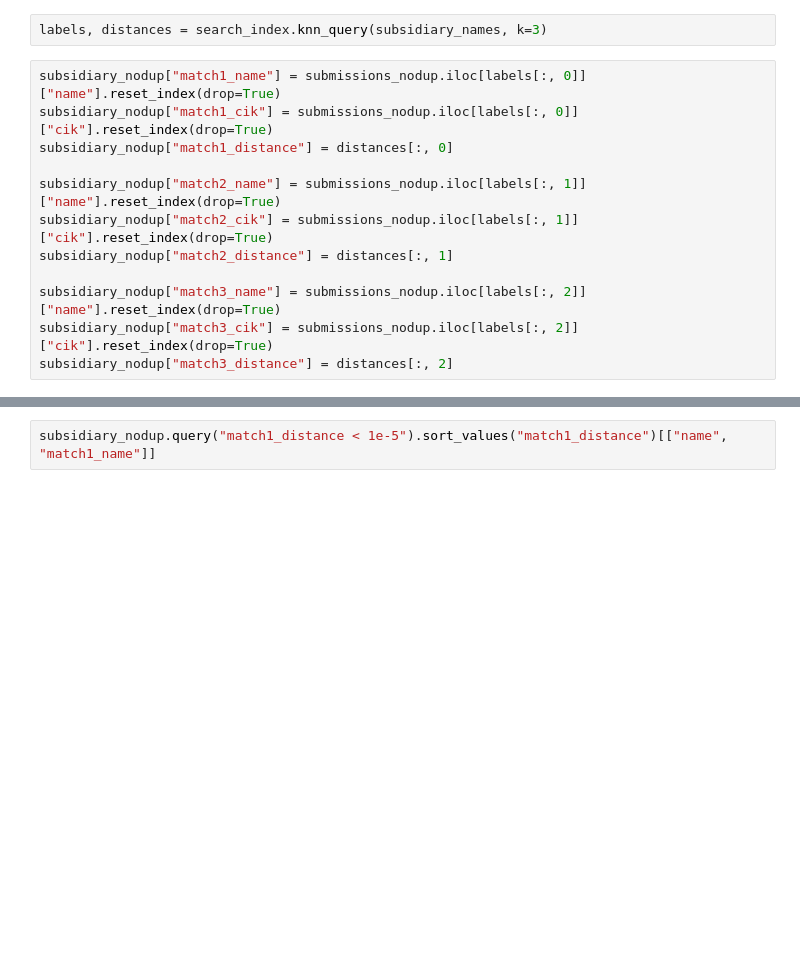
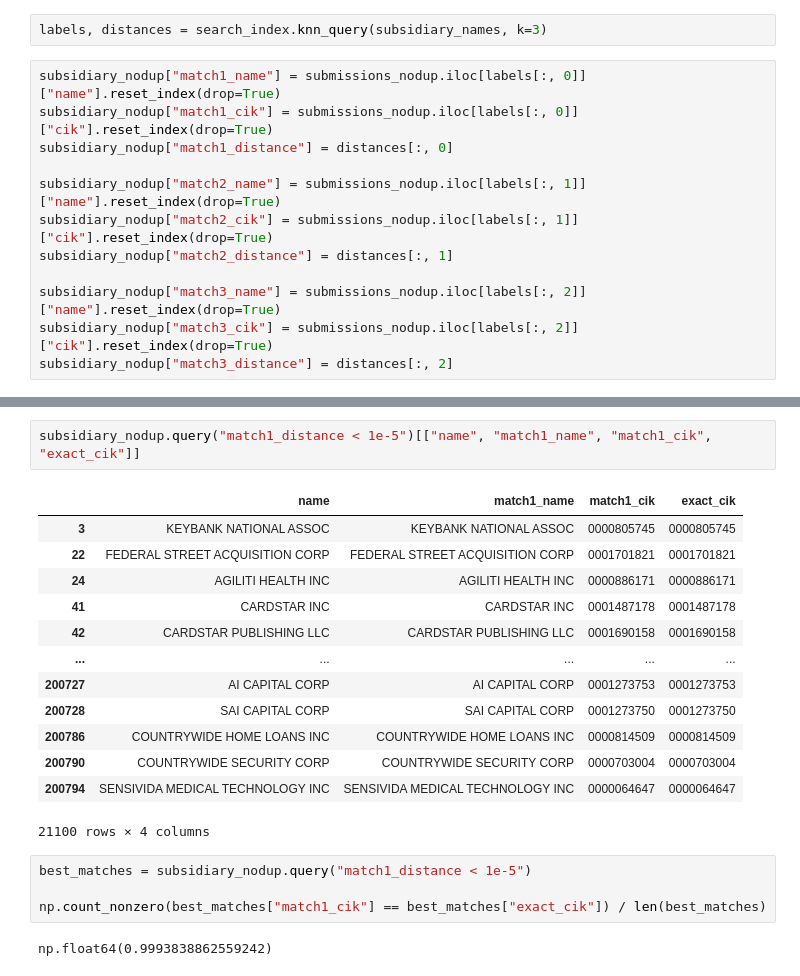
Before and after one commit to uchicago-dsi/idi-corporate-structure, a Jupyter notebook: studies/2025-09-19-analyze-sec-subsidiaries.ipynb, the cells around one changed output, grey strips where cells are left out. Drawn from its saved outputs; the diff is of its cells as text; blank space fills up the shorter version.

```diff
--- a/studies/2025-09-19-analyze-sec-subsidiaries.ipynb
+++ b/studies/2025-09-19-analyze-sec-subsidiaries.ipynb
@@ -228,2 +193,22 @@ None
 # %%
-subsidiary_nodup.query("match1_distance < 1e-5").sort_values("match1_distance")[["name", "match1_name"]]
+subsidiary_nodup.query("match1_distance < 1e-5")[["name", "match1_name", "match1_cik", "exact_cik"]]
+# %% [output]
+|  | name | match1_name | match1_cik | exact_cik |
+| 3 | KEYBANK NATIONAL ASSOC | KEYBANK NATIONAL ASSOC | 0000805745 | 0000805745 |
+| 22 | FEDERAL STREET ACQUISITION CORP | FEDERAL STREET ACQUISITION CORP | 0001701821 | 0001701821 |
+| 24 | AGILITI HEALTH INC | AGILITI HEALTH INC | 0000886171 | 0000886171 |
+| 41 | CARDSTAR INC | CARDSTAR INC | 0001487178 | 0001487178 |
+| 42 | CARDSTAR PUBLISHING LLC | CARDSTAR PUBLISHING LLC | 0001690158 | 0001690158 |
+| ... | ... | ... | ... | ... |
+| 200727 | AI CAPITAL CORP | AI CAPITAL CORP | 0001273753 | 0001273753 |
+| 200728 | SAI CAPITAL CORP | SAI CAPITAL CORP | 0001273750 | 0001273750 |
+| 200786 | COUNTRYWIDE HOME LOANS INC | COUNTRYWIDE HOME LOANS INC | 0000814509 | 0000814509 |
+| 200790 | COUNTRYWIDE SECURITY CORP | COUNTRYWIDE SECURITY CORP | 0000703004 | 0000703004 |
+| 200794 | SENSIVIDA MEDICAL TECHNOLOGY INC | SENSIVIDA MEDICAL TECHNOLOGY INC | 0000064647 | 0000064647 |
+21100 rows × 4 columns
+# %%
+best_matches = subsidiary_nodup.query("match1_distance < 1e-5")
+
+np.count_nonzero(best_matches["match1_cik"] == best_matches["exact_cik"]) / len(best_matches)
+# %% [output]
+np.float64(0.9993838862559242)
```
Also changed, not shown: parts of 8 cells of this notebook.
